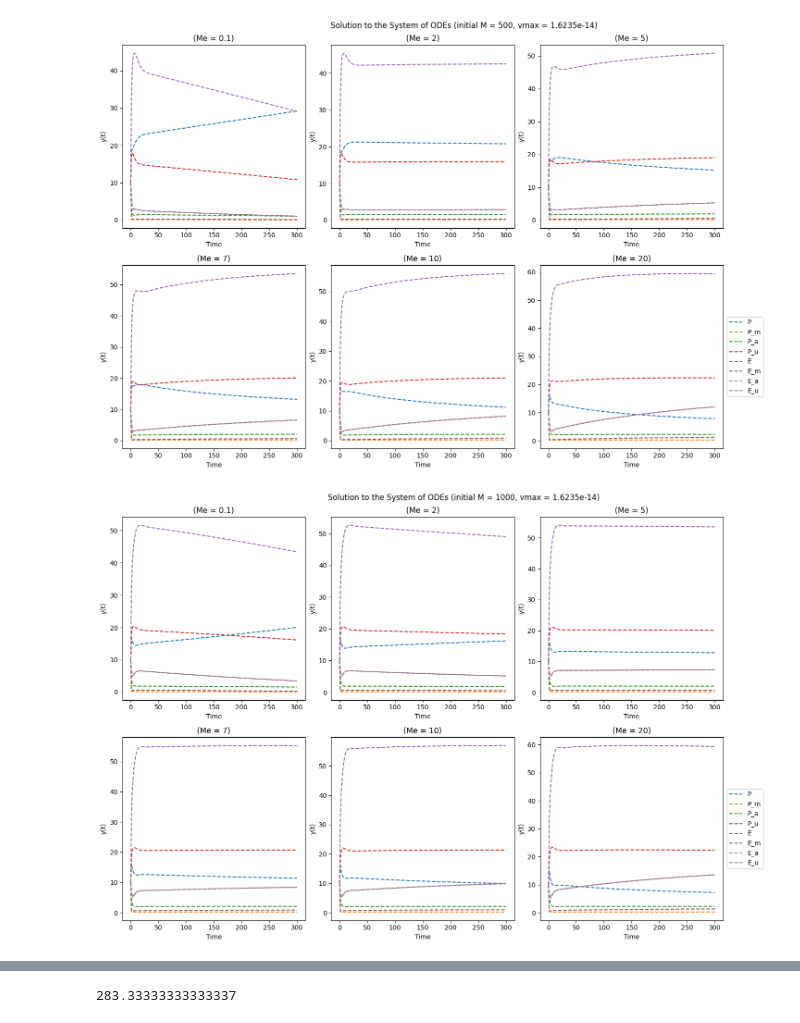
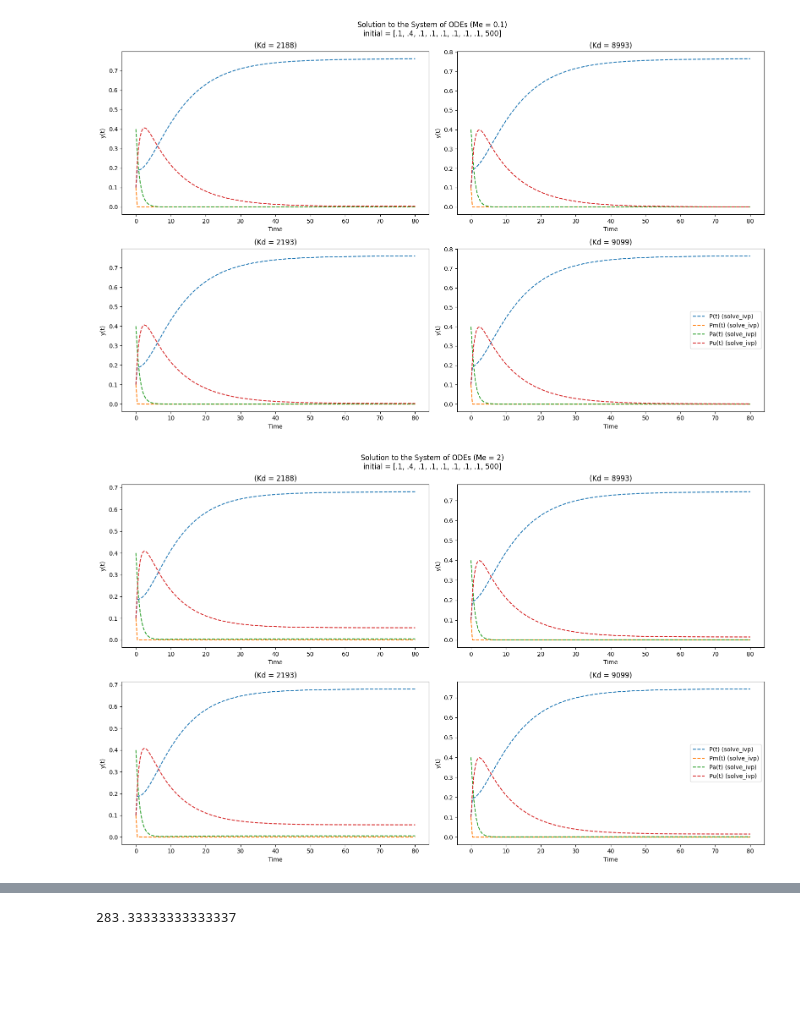
Before and after one commit to ethygers/Mup1_Modeling, a Jupyter notebook: steady_states_simplification.ipynb, the cells around one changed output, grey strips where cells are left out. Drawn from its saved outputs; the diff is of its cells as text; code cells hidden in the pictures; blank space fills up the shorter version.

Commit message:
updated several parameters

```diff
--- a/steady_states_simplification.ipynb
+++ b/steady_states_simplification.ipynb
@@ -30,7 +30,8 @@ new_dM
 $\displaystyle \frac{- Ap M p \left(Km + M\right) \left(M a^{2} d h + M a d h j + a^{2} b f w + a^{2} d f w + 2 a b f j w + 2 a d f j w + a h \left(M + Me w\right) \left(a b + a d + b j + d j\right) + b f j^{2} w + d f j^{2} w\right) + Ap p \left(Km + M\right) \left(M + Me w\right) \left(j + u\right) \left(M a d h + M a h \left(b + d\right) + a b f w + a d f w + b f j w + d f j w\right) - M^{2} a^{2} d h vmax \left(M + Me w\right)}{M V a^{2} d h \left(Km + M\right) \left(M + Me w\right)}$
 # %%
 p = 8.3e-5 #'' # units mup1 per millisecond (mup1 production rate)
-h = 100 / 2188 #'' # per micromolar per millisecond (methionine binding rate)
+kd = 8993
+h = 100 / kd #'' # per micromolar per millisecond (methionine binding rate)
 w = 32 # unitless (scale factor for pH difference)
 j = 100 #'' # per millisecond (methionine unbinding rate)
 f = .25 #'' # per millisecond (recycling rate)
@@ -42,7 +43,7 @@ b = 1 # per millisecond (deubiquitination rate)
 d = .002 #'' # per millisecond (degradation rate)
 n = 0.1 #'' # per millisecond (endocytosis rate)
 V = 523 # micrometers^3 (volume of cytoplasm)
-vmax = 1.6235e-14 #'' # micromolars*micrometers^3 per millisecond (maximal rate of methionine metabolism)
+vmax = 174333.33 #'' # micromolars*micrometers^3 per millisecond (maximal rate of methionine metabolism)
 Km = 350 #'' # micromolars (methionin michaelis-menten constant)
 # vmax = 8.8e3
 # Km = 2.5
@@ -63,42 +64,38 @@ plt.show()
 # %%
 from mup1_model import *
 
-def plot_steady_states(Me, initial_met):
+def plot_steady_states(Me, Kd):
     # establish initial conditions
-    initial = [10, 10, 10, 10, 10, 10, 10, 10, initial_met]
-    times = np.linspace(0, 300, 200)
+    initial = [.10, .10, .40, .1, .10, .10, .10, .10, 500]
+    times = np.linspace(0, 80, 200)
     labels = ['P', 'Pm', 'Pa', 'Pu', 'E', 'Em', 'Ea', 'Eu', 'M']
 
     # solve using solve_ivp
-    system = lambda t, y: model(y, t, Me, p, h, w, j, f, Ae, Ap, u, a, b, d, n, V, vmax, Km)
+    system = lambda t, y: model(y, t, Me, p, 100/Kd, w, j, f, Ae, Ap, u, a, b, d, n, V, vmax, Km)
     solution = solve_ivp(system, [times[0], times[-1]], initial, t_eval=times)
 
-    for i in range(8):
+    for i in range(4):
         plt.plot(times, solution.y[i], label=f'{labels[i]}(t) (solve_ivp)', linestyle='--')
     #plt.plot(time_points, solution_solve_ivp.y[1], label='y2(t) (solve_ivp)', linestyle='--')
     plt.xlabel('Time')
     plt.ylabel('y(t)')
-    plt.title(f'(Me = {Me})')
-    #plt.show()
+    plt.title(f'(Kd = {Kd})')
+    # plt.show()
 # %%
 # plot the differential equations for varying extracellular methionine
 
 Me_vals = [0.1, 2, 5, 7, 10, 20]
 
-for _, val in enumerate([500, 1000, 10, .1]):
+for _, m in enumerate(Me_vals):
     plt.figure(figsize=(16, 10))
-    for i, m in enumerate(Me_vals):
-        plt.subplot(2, 3, i + 1)
+    for i, val in enumerate([2188, 8993, 2193, 9099]):
+        plt.subplot(2, 2, i + 1)
         plot_steady_states(m, val)
-    plt.suptitle(f"Solution to the System of ODEs (initial M = {val}, vmax = {vmax})")
-    plt.legend(labels=['P', 'P_m', 'P_a', 'P_u', 'E', 'E_m', 'E_a', 'E_u', 'M'],
-               loc='center left',
-               bbox_to_anchor=(1.02, .5),
-               borderaxespad=0)
+    plt.suptitle(f"Solution to the System of ODEs (Me = {m})\ninitial = [.1, .4, .1, .1, .1, .1, .1, .1, 500]")
+    plt.legend()
     plt.tight_layout()
-    plt.subplots_adjust(right=0.85)
-    # plt.savefig(f"Images/varying_parameters/Me_{m}_varying_initial_newVmax.png")
+    # plt.savefig(f"Images/varying_parameters/varying_Kd/initial_50_25_Me_{m}_varying_Kd.png")
     plt.show()
 # %% [output]
-[figure, old version]
+[figure, new version]
-[figure, old version]
+[figure, new version]
```
Also changed, not shown: parts of 2 cells of this notebook, 8 other files.
